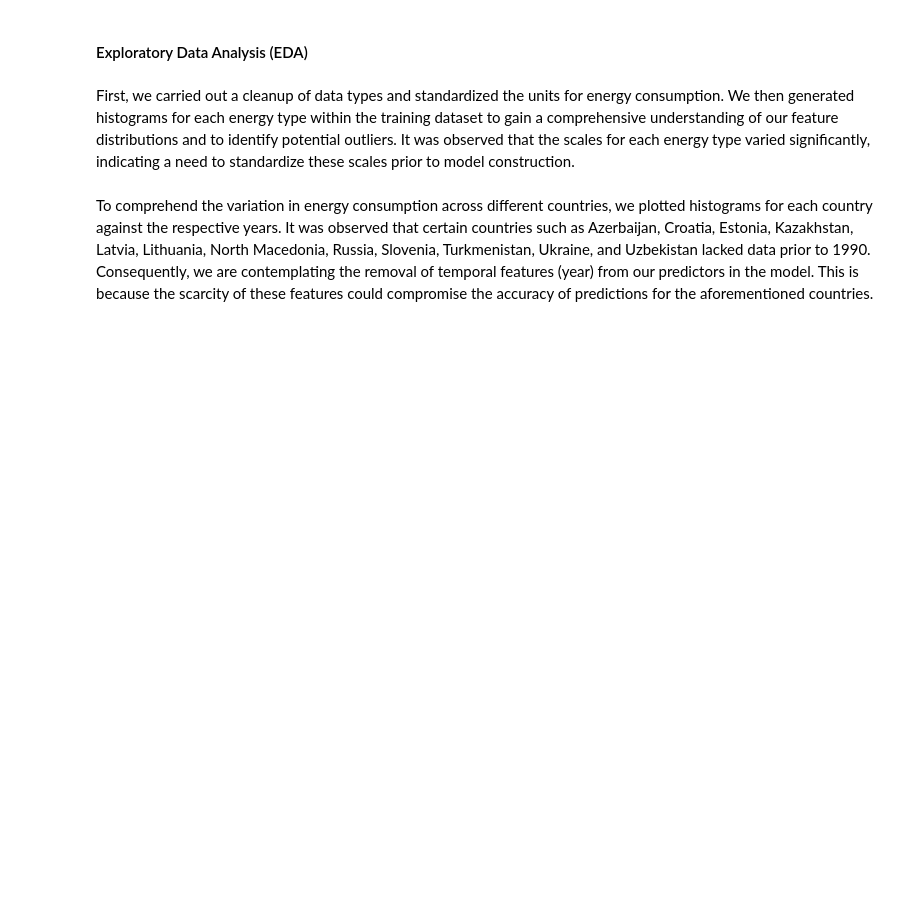
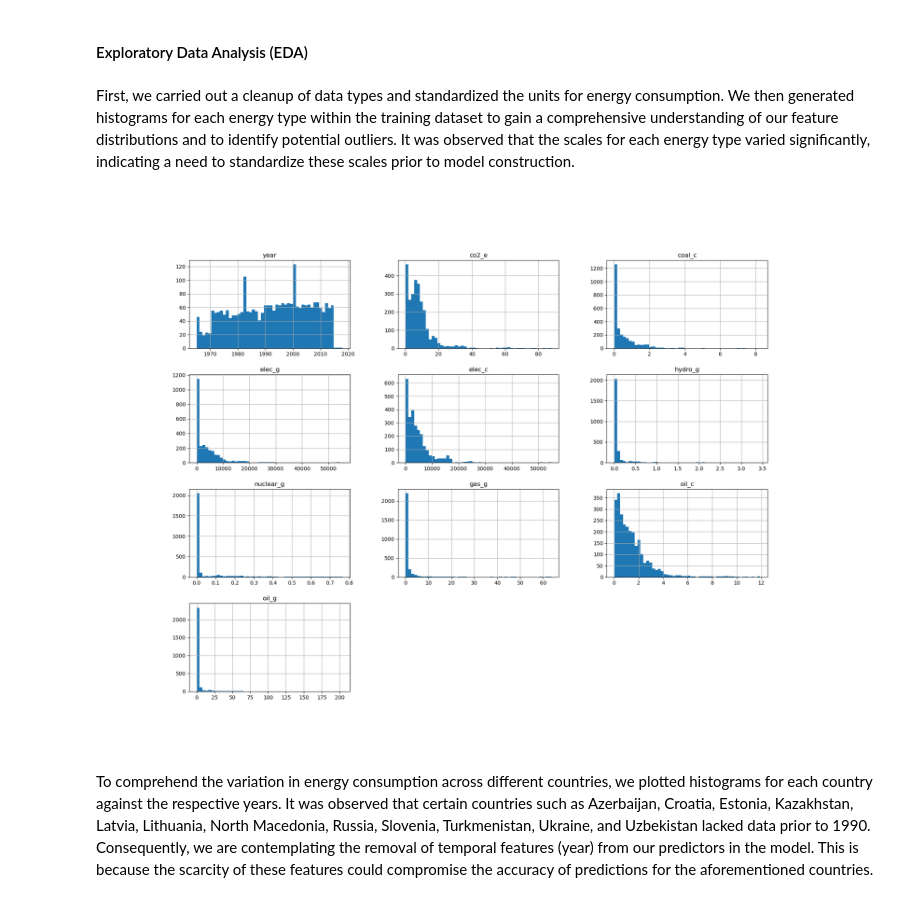
Before and after one commit to UBC-MDS/DSCI_522_Group-11_Save-The-Earth, a Jupyter notebook: report/save_the_earth_model.ipynb, the cells around one changed output. Cells and saved outputs as stored; diff of their text form; code cells hidden in the pictures; blank space fills up the shorter version.

Commit message:
Added variables and graphs to the notebook

```diff
--- a/report/save_the_earth_model.ipynb
+++ b/report/save_the_earth_model.ipynb
@@ -69,6 +64,9 @@ Our data was split into training (80%) and test (20%) set. We opted for the KNei
 First, we carried out a cleanup of data types and standardized the units for energy consumption. We then generated histograms for each energy type within the training dataset to gain a comprehensive understanding of our feature distributions and to identify potential outliers. It was observed that the scales for each energy type varied significantly, indicating a need to standardize these scales prior to model construction.
 # %%
 # histogram by numeric col
+display.Image("../results/figures/histogram_by_numeric_cols.png")
+# %% [output]
+[figure, added]
 # %% [markdown]
 To comprehend the variation in energy consumption across different countries, we plotted histograms for each country against the respective years. It was observed that certain countries such as Azerbaijan, Croatia, Estonia, Kazakhstan, Latvia, Lithuania, North Macedonia, Russia, Slovenia, Turkmenistan, Ukraine, and Uzbekistan lacked data prior to 1990. Consequently, we are contemplating the removal of temporal features (year) from our predictors in the model. This is because the scarcity of these features could compromise the accuracy of predictions for the aforementioned countries.
 # %%
```
Also changed, not shown: parts of 11 cells of this notebook, 2 other files.
